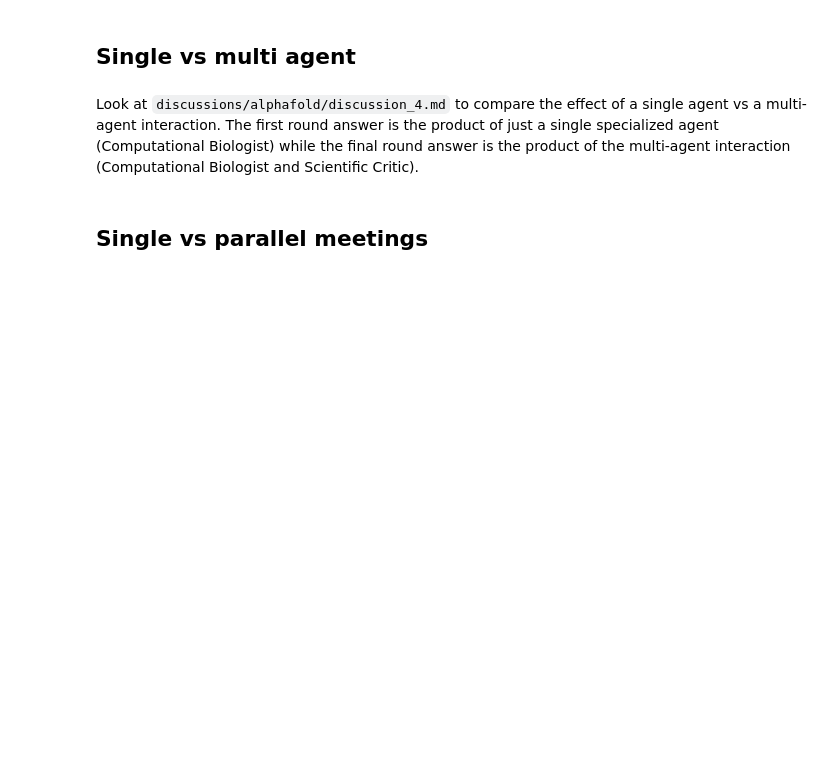
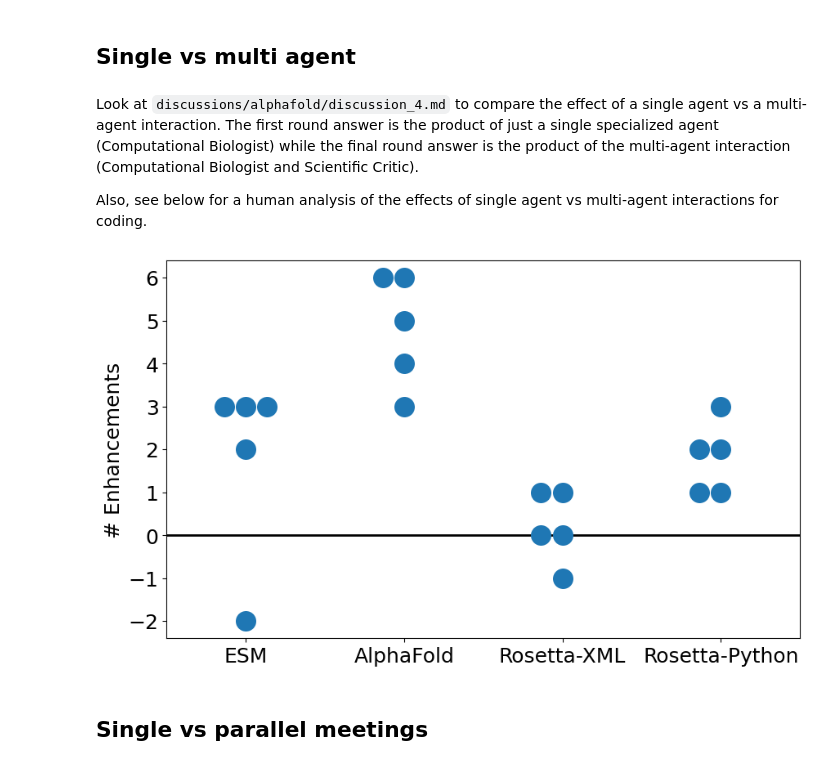
Before and after one commit to yehonathank/virtual-lab, a Jupyter notebook: nanobody_design/ablations.ipynb, the cells around one changed output. Cells and saved outputs as stored; diff of their text form; code cells hidden in the pictures; blank space fills up the shorter version.

Commit message:
Adding coding eval for single vs multi agent

```diff
--- a/nanobody_design/ablations.ipynb
+++ b/nanobody_design/ablations.ipynb
@@ -22,7 +26,7 @@ from nanobody_constants import (
 # %% [markdown]
 ## Setup
 # %%
-ablations_dir = discussions_phase_to_dir["ablation"]
+ablations_dir = discussions_phase_to_dir["ablations"]
 ablations_dir.mkdir(parents=True, exist_ok=True)
 # %% [markdown]
 ## Generic vs specialized agent
@@ -118,6 +122,22 @@ for agent, agent_name in agents_names:
 ## Single vs multi agent
 # %% [markdown]
 Look at `discussions/alphafold/discussion_4.md` to compare the effect of a single agent vs a multi-agent interaction. The first round answer is the product of just a single specialized agent (Computational Biologist) while the final round answer is the product of the multi-agent interaction (Computational Biologist and Scientific Critic).
+
+Also, see below for a human analysis of the effects of single agent vs multi-agent interactions for coding.
+# %%
+coding_eval = pd.read_csv(ablations_dir / "coding_eval.csv")
+# %%
+fontsize = 18
+plt.figure(figsize=(10, 6))
+plt.axhline(y=0, color='black', linestyle='-', linewidth=2)
+sns.swarmplot(data=coding_eval, x='Topic', y='# Enhancements', size=18)
+plt.xlabel("")
+plt.xticks(fontsize=fontsize)
+plt.yticks(fontsize=fontsize)
+plt.ylabel("# Enhancements", fontsize=fontsize)
+plt.savefig(ablations_dir / "coding_eval.pdf", bbox_inches='tight')
+# %% [output]
+[figure, added]
 # %% [markdown]
 ## Single vs parallel meetings
 # %% [markdown]
```
Also changed, not shown: parts of 1 cell of this notebook, 3 other files.
